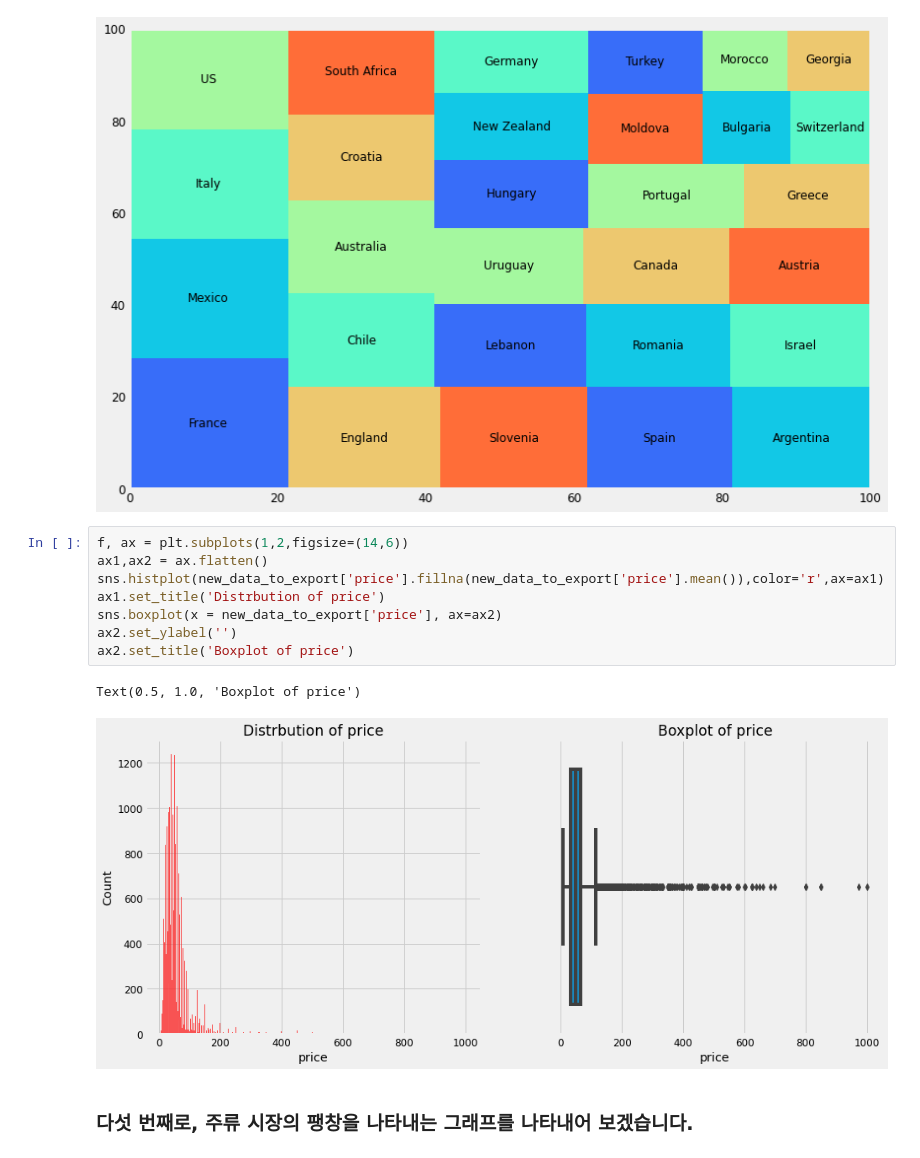
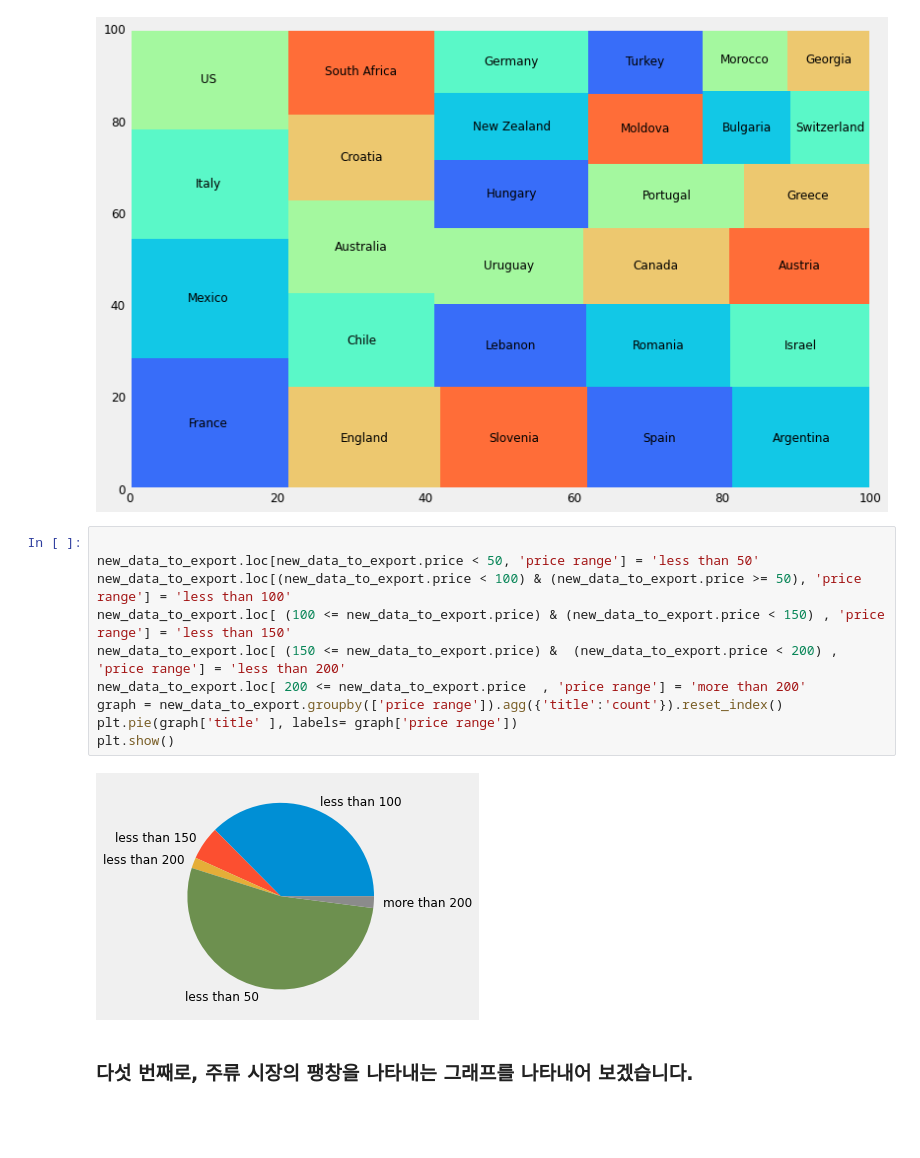
Before and after one commit to hosahn/Elice-Projects-Two, a Jupyter notebook: data_analysis/Untitled.ipynb, the cells around one changed output. Drawn from its saved outputs; the diff is of its cells as text; blank space fills up the shorter version.

```diff
--- a/data_analysis/Untitled.ipynb
+++ b/data_analysis/Untitled.ipynb
@@ -188,16 +192,17 @@ squarify.plot(cnt['price'].fillna(0.1),color=sns.color_palette('rainbow'),label=
 <AxesSubplot:>
 [figure]
 # %%
-f, ax = plt.subplots(1,2,figsize=(14,6))
-ax1,ax2 = ax.flatten()
-sns.histplot(new_data_to_export['price'].fillna(new_data_to_export['price'].mean()),color='r',ax=ax1)
-ax1.set_title('Distrbution of price')
-sns.boxplot(x = new_data_to_export['price'], ax=ax2)
-ax2.set_ylabel('')
-ax2.set_title('Boxplot of price')
+
+new_data_to_export.loc[new_data_to_export.price < 50, 'price range'] = 'less than 50'
+new_data_to_export.loc[(new_data_to_export.price < 100) & (new_data_to_export.price >= 50), 'price range'] = 'less than 100'
+new_data_to_export.loc[ (100 <= new_data_to_export.price) & (new_data_to_export.price < 150) , 'price range'] = 'less than 150'
+new_data_to_export.loc[ (150 <= new_data_to_export.price) &  (new_data_to_export.price < 200) , 'price range'] = 'less than 200'
+new_data_to_export.loc[ 200 <= new_data_to_export.price  , 'price range'] = 'more than 200'
+graph = new_data_to_export.groupby(['price range']).agg({'title':'count'}).reset_index()
+plt.pie(graph['title' ], labels= graph['price range'])
+plt.show()
 # %% [output]
-Text(0.5, 1.0, 'Boxplot of price')
-[figure, old version]
+[figure, new version]
 # %% [markdown]
 ### 다섯 번째로, 주류 시장의 팽창을 나타내는 그래프를 나타내어 보겠습니다.
 # %%
```
Also changed, not shown: parts of 2 cells of this notebook, 2 other files.
